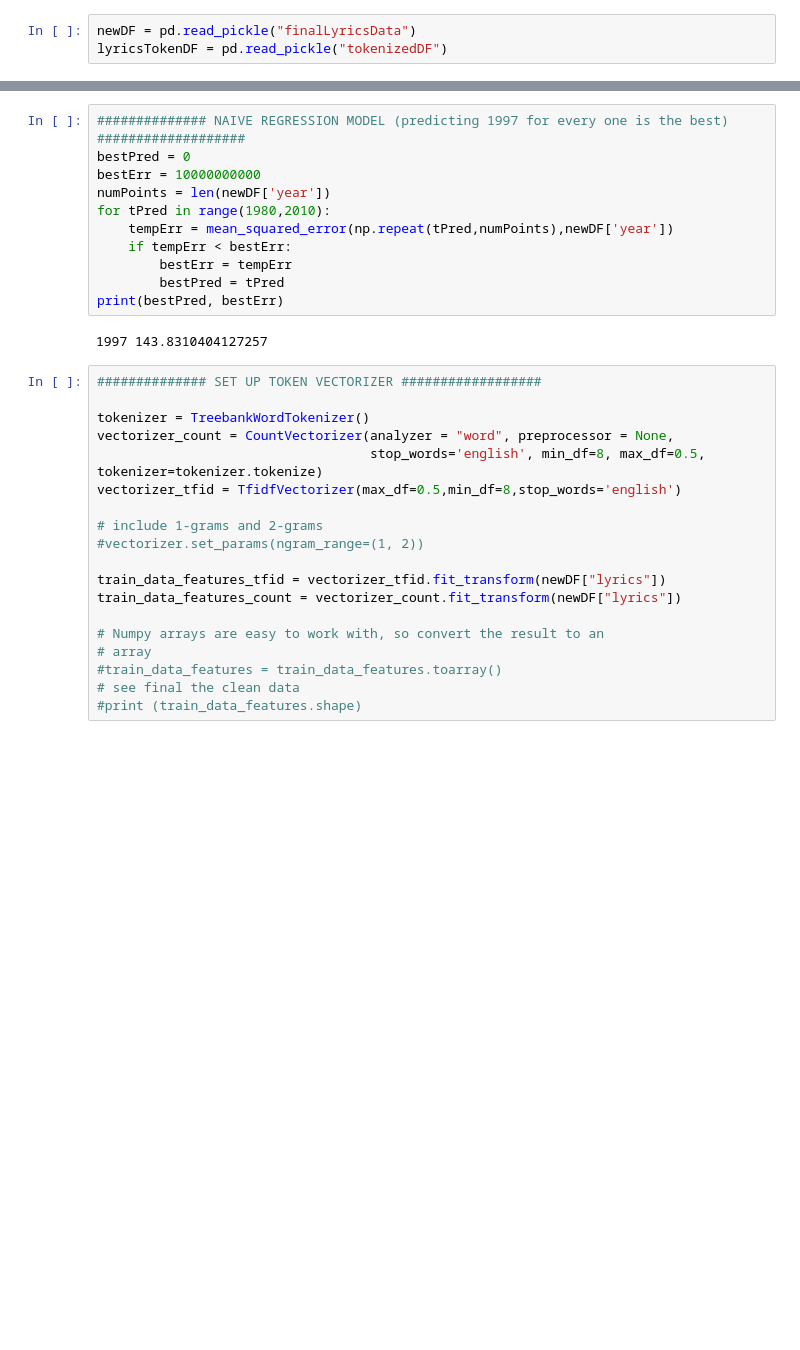
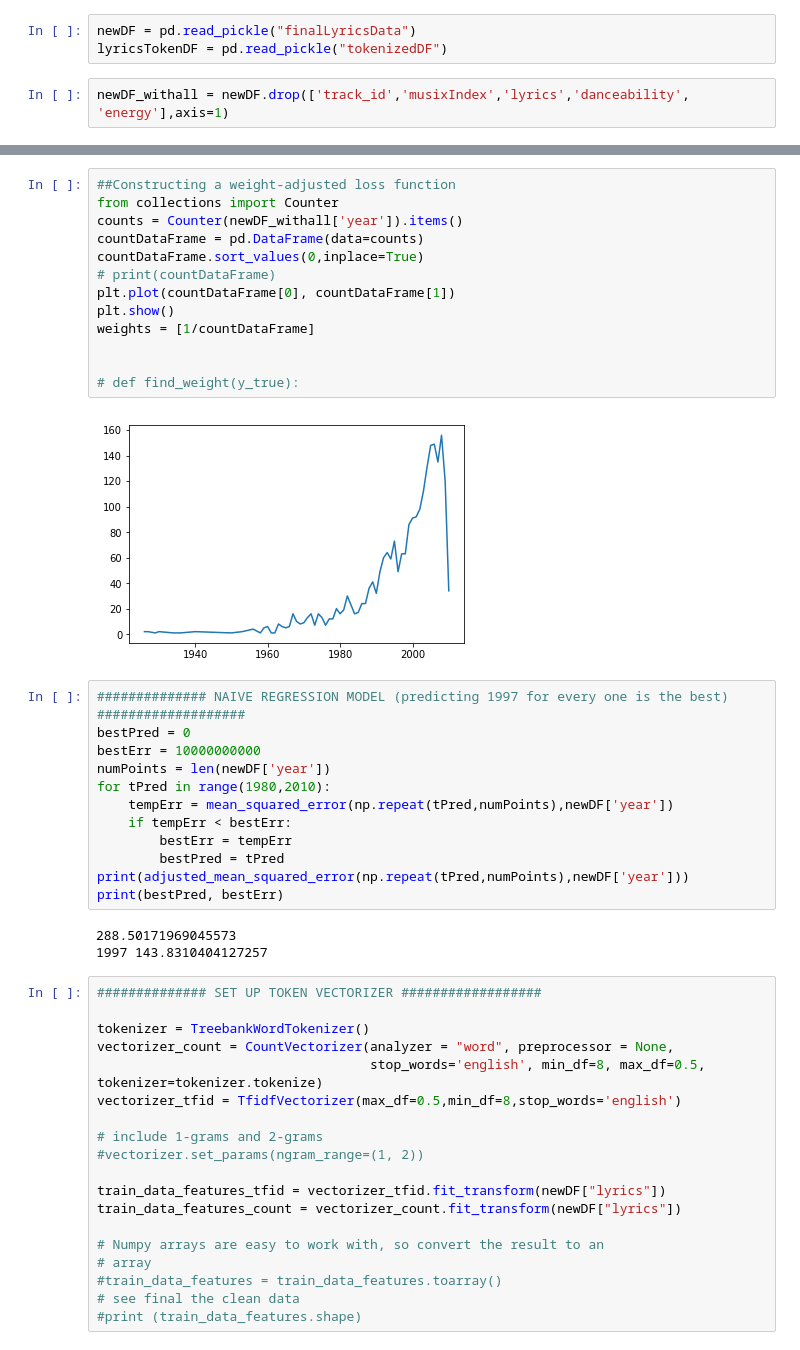
Before and after one commit to tanishqkancharla/10701SongProject, a Jupyter notebook: 10-701-Final-Project/Lyrics Models and Predictors.ipynb, the cells around one changed output, grey strips where cells are left out. Drawn from its saved outputs; the diff is of its cells as text; blank space fills up the shorter version.

```diff
--- a/10-701-Final-Project/Lyrics Models and Predictors.ipynb
+++ b/10-701-Final-Project/Lyrics Models and Predictors.ipynb
@@ -19,3 +20,5 @@ from sklearn import linear_model
 # %%
 newDF = pd.read_pickle("finalLyricsData")
 lyricsTokenDF = pd.read_pickle("tokenizedDF")
+# %%
+newDF_withall = newDF.drop(['track_id','musixIndex','lyrics','danceability', 'energy'],axis=1)
@@ -22,3 +132,18 @@ lyricsTokenDF = pd.read_pickle("tokenizedDF")
+# %%
+##Constructing a weight-adjusted loss function
+from collections import Counter
+counts = Counter(newDF_withall['year']).items()
+countDataFrame = pd.DataFrame(data=counts)
+countDataFrame.sort_values(0,inplace=True)
+# print(countDataFrame)
+plt.plot(countDataFrame[0], countDataFrame[1])
+plt.show()
+weights = [1/countDataFrame]
+
+
+# def find_weight(y_true):
+# %% [output]
+[figure, added]
 # %%
 ############## NAIVE REGRESSION MODEL (predicting 1997 for every one is the best) ###################
 bestPred = 0
@@ -29,8 +154,10 @@ for tPred in range(1980,2010):
     if tempErr < bestErr:
         bestErr = tempErr
         bestPred = tPred
+print(adjusted_mean_squared_error(np.repeat(tPred,numPoints),newDF['year']))
 print(bestPred, bestErr)
 # %% [output]
+288.50171969045573
 1997 143.8310404127257
 # %%
 ############## SET UP TOKEN VECTORIZER ##################
```
Also changed, not shown: parts of 6 cells of this notebook.
